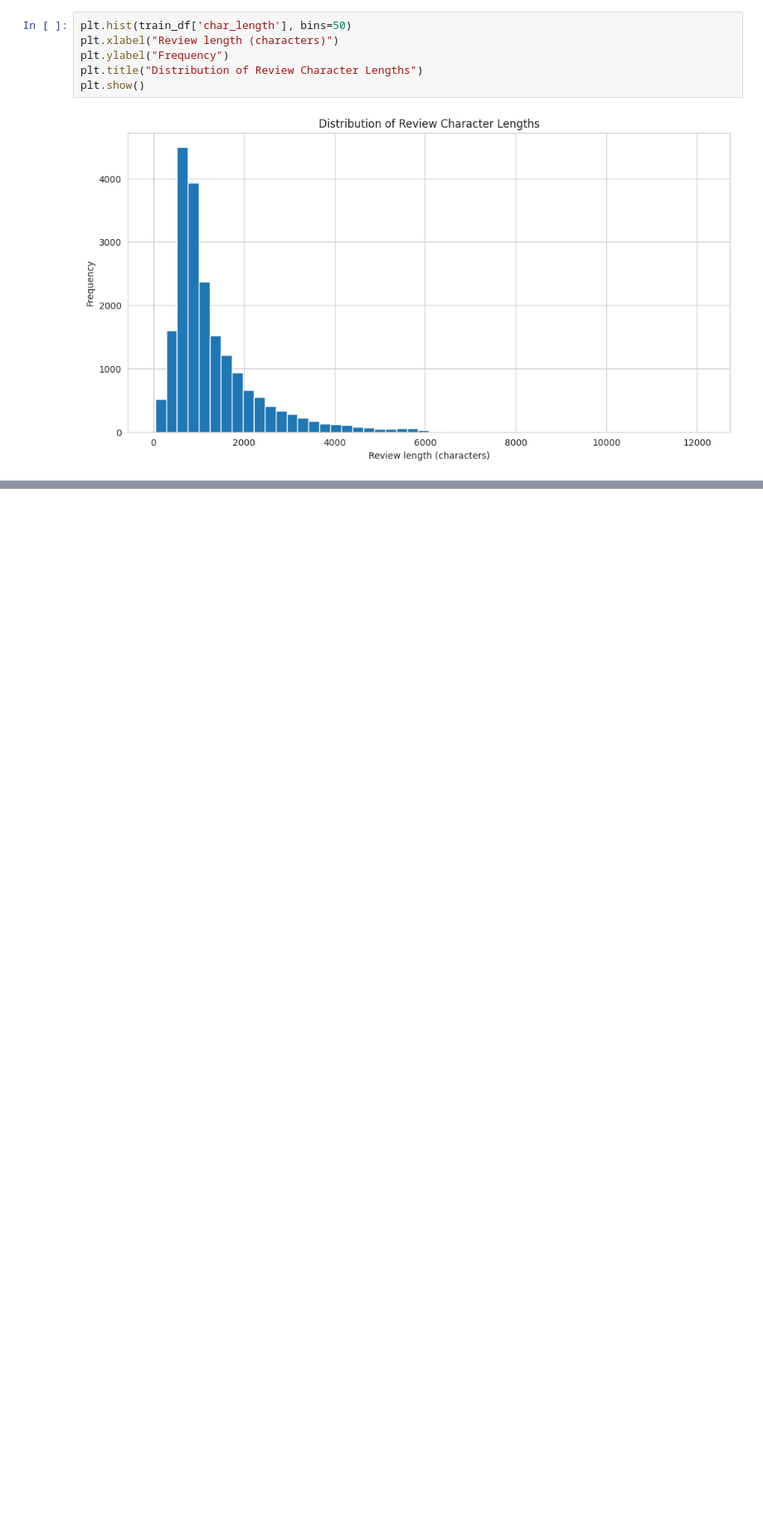
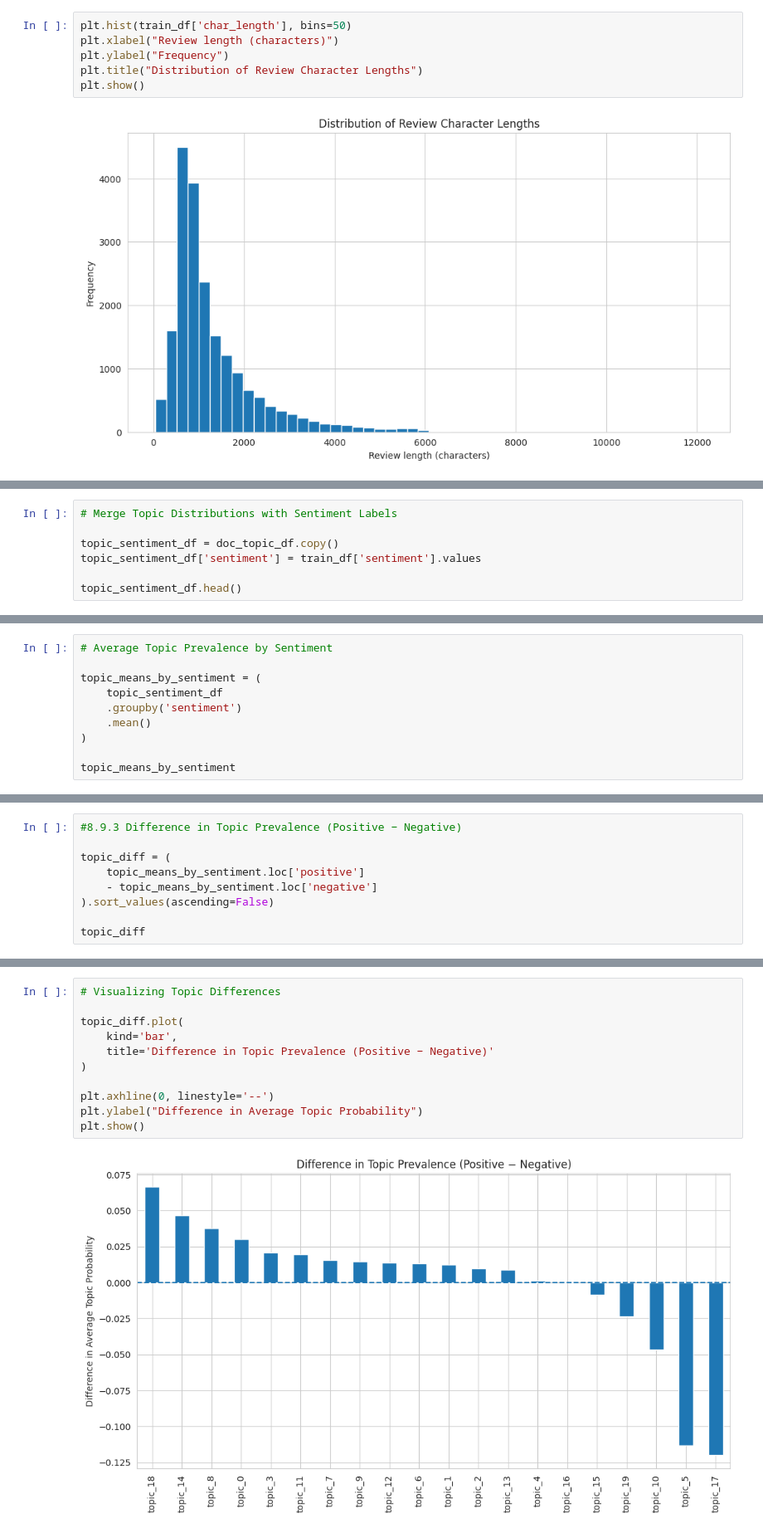
Before and after one commit to Sattiki/nlp-final-research-note, a Jupyter notebook: imdb-text-analysis.ipynb, the cells around one changed output, grey strips where cells are left out. Shown: that part at 83% size. Drawn from its saved outputs; the diff is of its cells as text; blank space fills up the shorter version.

```diff
--- a/imdb-text-analysis.ipynb
+++ b/imdb-text-analysis.ipynb
@@ -155,0 +303,7 @@ plt.show()
+# %%
+# Merge Topic Distributions with Sentiment Labels
+
+topic_sentiment_df = doc_topic_df.copy()
+topic_sentiment_df['sentiment'] = train_df['sentiment'].values
+
+topic_sentiment_df.head()
@@ -155,0 +318,10 @@ plt.show()
+# %%
+# Average Topic Prevalence by Sentiment
+
+topic_means_by_sentiment = (
+    topic_sentiment_df
+    .groupby('sentiment')
+    .mean()
+)
+
+topic_means_by_sentiment
@@ -155,0 +333,9 @@ plt.show()
+# %%
+#8.9.3 Difference in Topic Prevalence (Positive − Negative)
+
+topic_diff = (
+    topic_means_by_sentiment.loc['positive']
+    - topic_means_by_sentiment.loc['negative']
+).sort_values(ascending=False)
+
+topic_diff
@@ -155,0 +360,13 @@ plt.show()
+# %%
+# Visualizing Topic Differences
+
+topic_diff.plot(
+    kind='bar',
+    title='Difference in Topic Prevalence (Positive − Negative)'
+)
+
+plt.axhline(0, linestyle='--')
+plt.ylabel("Difference in Average Topic Probability")
+plt.show()
+# %% [output]
+[figure, added]
```
Also changed, not shown: parts of 38 cells of this notebook.
